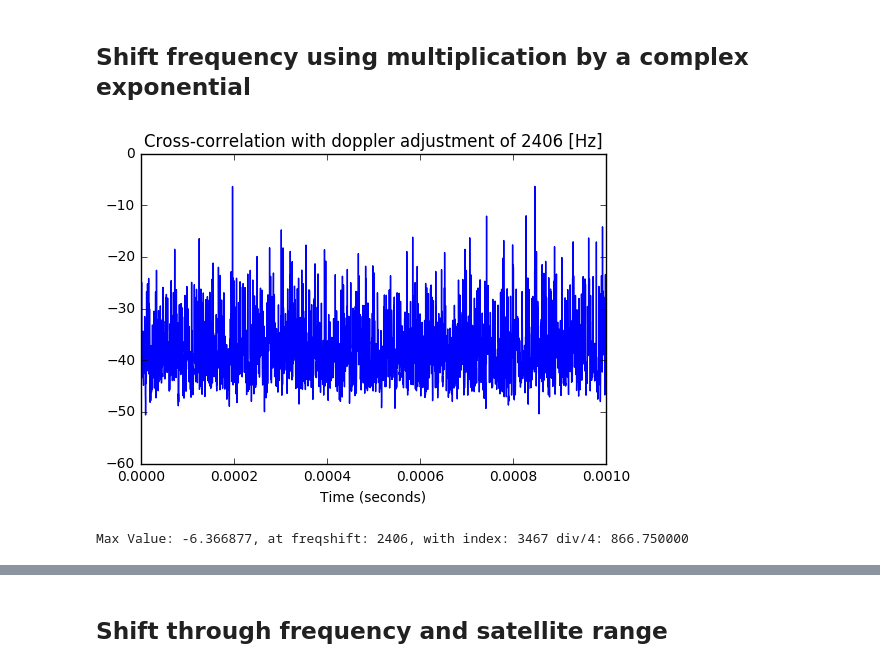
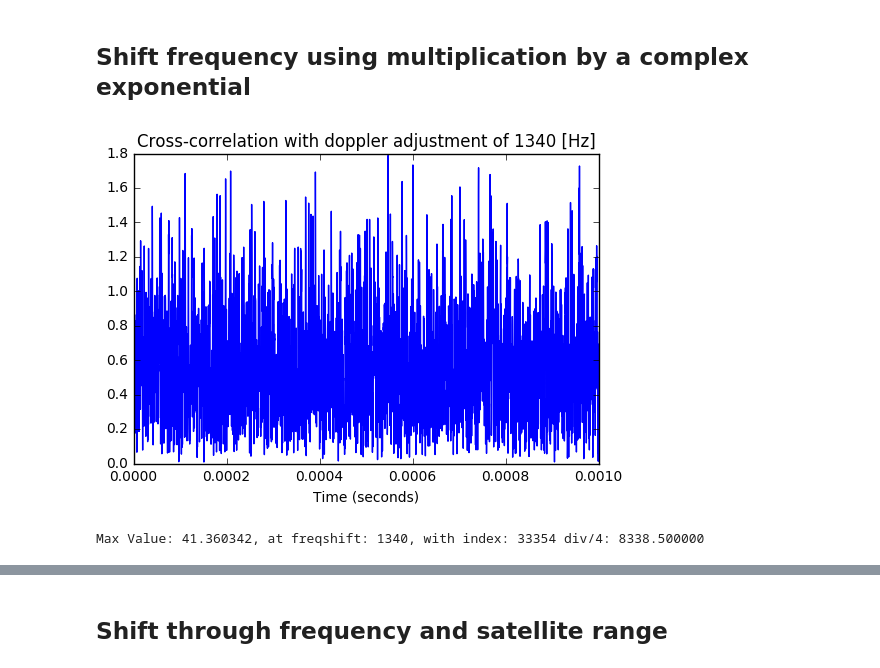
Before and after one commit to wangjiefjj/gps_reciever-design, a Jupyter notebook: notebooks/Acquisition.ipynb, the cells around one changed output, grey strips where cells are left out. Cells and saved outputs as stored; diff of their text form; code cells hidden in the pictures.

Commit message:
Updated nbooks after debugging with Jamie. Changed data file - the one we were using was on the launch rail with crap reception.

```diff
--- a/notebooks/Acquisition.ipynb
+++ b/notebooks/Acquisition.ipynb
@@ -73,7 +73,7 @@ def ByteToIQPairs( TheByte ):
 # %%
 
 print("Opening a file.")
-fHandle = open('../resources/JGPS@-32.041913222','r', encoding = 'utf-8', errors = 'ignore')
+fHandle = open('../resources/JGPS@04.559925043','r', encoding = 'utf-8', errors = 'ignore')
 print("File handle is: %d." % (fHandle.fileno()))
 
 # Read file one byte at a time, extract the two
@@ -81,7 +81,7 @@ print("File handle is: %d." % (fHandle.fileno()))
 # Will initially read enough samples for ~20 ms of data
 fs = 4.092*10**6 # Sampling Frequency [Hz]
 Ts = 1/fs # Sampling Period [s]
-NumberOfMilliseconds = 1
+NumberOfMilliseconds = 10
 SampleLength = NumberOfMilliseconds*10**(-3) # Sample length in 1ms multiples
 StartingByte = 0 # Can change this if we want to discard initial samples
 TotalSamples = int(np.ceil(SampleLength/Ts))
@@ -236,7 +237,7 @@ plt.show()
 #code = np.repeat(CodeGen.getCode(1023), 4)
 
 #Choose which satellite's C/A code is generated
-Satellite = 2
+Satellite = 15
 
 # Create list of C/A code Taps, for simpler sat selection",
 #sat = [(2,6),(3,7),(4,8),(5,9),(1,9),(2,6),(1,8),(2,9),(3,10),(2,3),(3,4),(5,6),(6,7),(7,8),(8,9),(9,10),(1,4),(2,5),(3,6),(4,7),(5,8),(6,9),(1,3),(4,6),(5,7),(6,8),(7,9),(8,10),(1,6),(2,7),(3,8),(4,9),(5,10),(4,10),(1,7),(2,8),(4,10)]
@@ -309,31 +313,31 @@ Max Value: 3.521825, at freqshift: 0, with index 943
 # %%
 def dopplerShift(data, freqShift):
 
     # Initialize complex array
     CDataShifted = np.zeros(len(data), dtype=np.complex)
 
-    for i in range(len(CData)):
-        CDataShifted[i] = CData[i]*np.exp(1j*2*np.pi*freqShift*t[i]) + CData[i]*np.exp(1j*2*np.pi*freqShift*t[i])
+    for i in range(len(data)):
+        CDataShifted[i] = data[i]*np.exp(1j*2*np.pi*freqShift*t[i])
 
-    fftCDataShifted = np.fft.fft(CDataShifted,nfft)
-
-    result = np.fft.ifft(GCConj * fftCDataShifted,nfft)
+    result = np.fft.ifft(GCConj * CDataShifted,nfft)
     return result
 
-dopplerShift(CData, 2406)
-
+freqShift = 1340
+result = dopplerShift(CData, freqShift)
+resultAbs = np.abs(result)
 resultSQ = np.abs(result) ** 2
 resultLog = -10*np.log10(resultSQ)
 
-plt.plot(t,resultLog)
+plt.plot(t,resultAbs)
+plt.xlim(0, 0.001)
 plt.title("Cross-correlation with doppler adjustment of %d [Hz]"%(freqShift))
 plt.xlabel("Time (seconds)")
 plt.show()
 
 print("Max Value: %f, at freqshift: %d, with index: %d div/4: %f"%(np.max(resultLog),freqShift,np.argmax(resultLog),np.argmax(resultLog)/4))
 # %% [output]
-[figure, old version]
+[figure, new version]
-Max Value: -6.366877, at freqshift: 2406, with index: 3467 div/4: 866.750000
+Max Value: 41.360342, at freqshift: 1340, with index: 33354 div/4: 8338.500000
 # %%
 # Shift gold code by maximum index from prior cell
 CACode_Shifted = CACodeSampled
```
Also changed, not shown: parts of 12 cells of this notebook, 1 other file.
